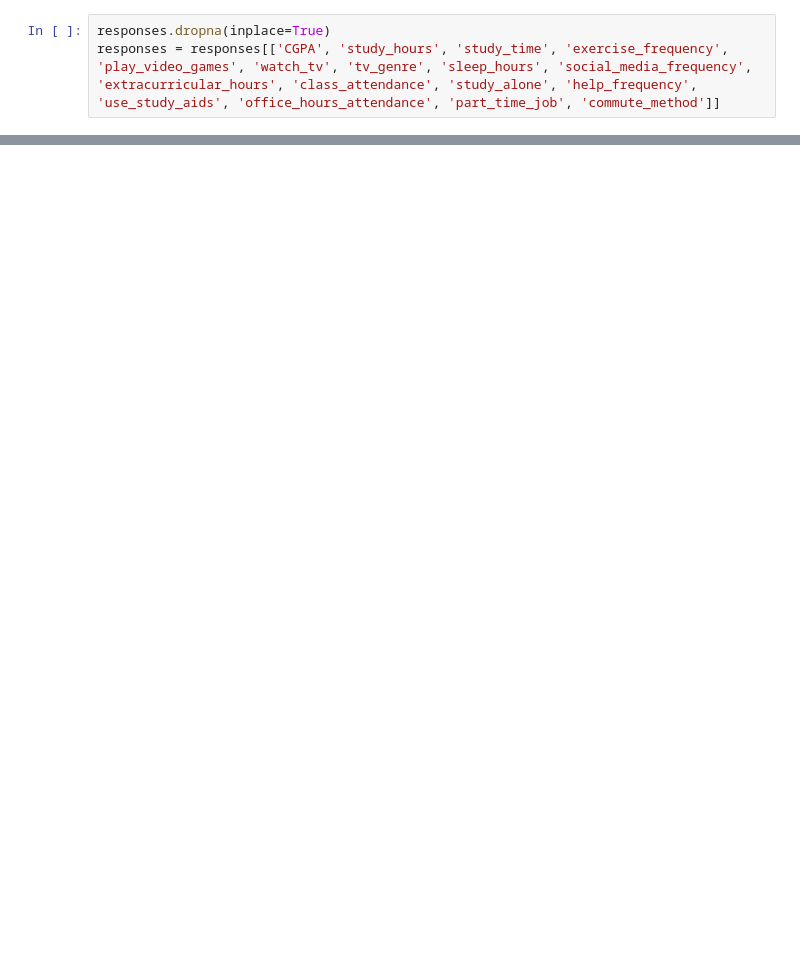
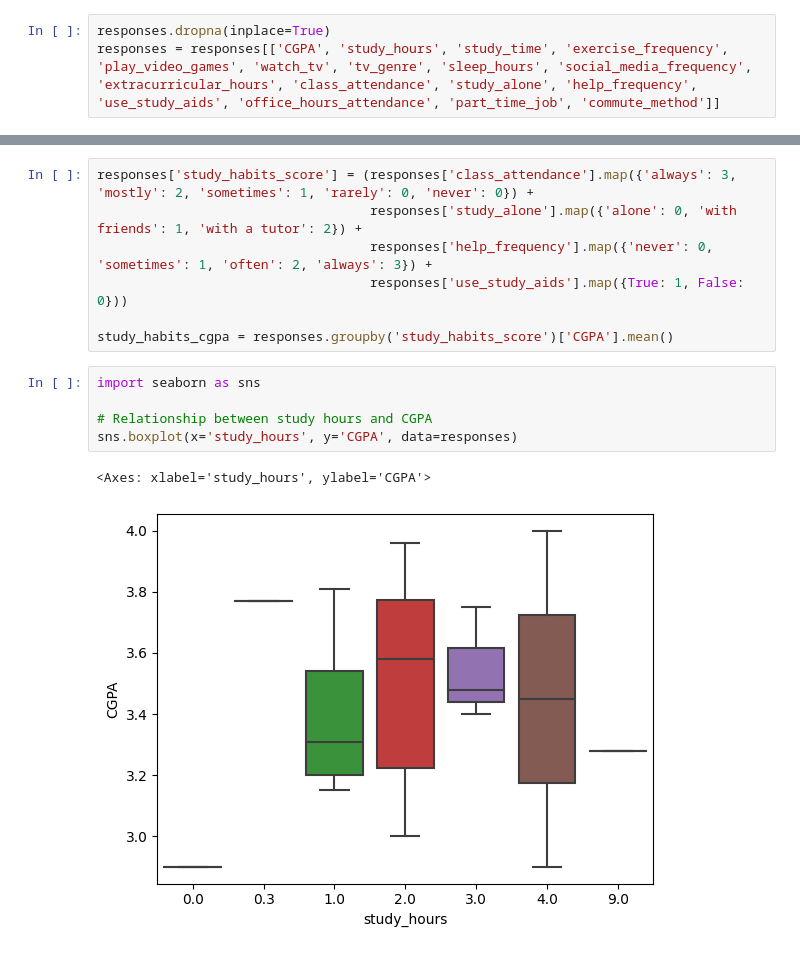
Before and after one commit to masumhasan/PerformanceFactor, a Jupyter notebook: stat.ipynb, the cells around one changed output, grey strips where cells are left out. Saved outputs shown, nothing was run; the diff lists cells and outputs as text; blank space fills up the shorter version.

```diff
--- a/stat.ipynb
+++ b/stat.ipynb
@@ -81,0 +68,15 @@ plt.show()
+# %%
+responses['study_habits_score'] = (responses['class_attendance'].map({'always': 3, 'mostly': 2, 'sometimes': 1, 'rarely': 0, 'never': 0}) +
+                                   responses['study_alone'].map({'alone': 0, 'with friends': 1, 'with a tutor': 2}) +
+                                   responses['help_frequency'].map({'never': 0, 'sometimes': 1, 'often': 2, 'always': 3}) +
+                                   responses['use_study_aids'].map({True: 1, False: 0}))
+
+study_habits_cgpa = responses.groupby('study_habits_score')['CGPA'].mean()
+# %%
+import seaborn as sns
+
+# Relationship between study hours and CGPA
+sns.boxplot(x='study_hours', y='CGPA', data=responses)
+# %% [output]
+<Axes: xlabel='study_hours', ylabel='CGPA'>
+[figure, added]
```
Also changed, not shown: parts of 12 cells of this notebook, 1 other file.
